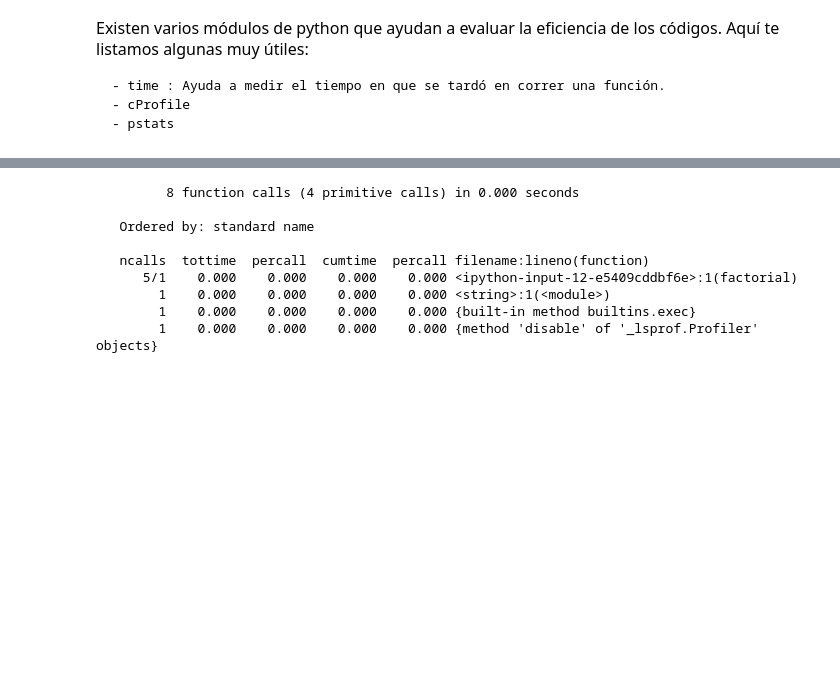
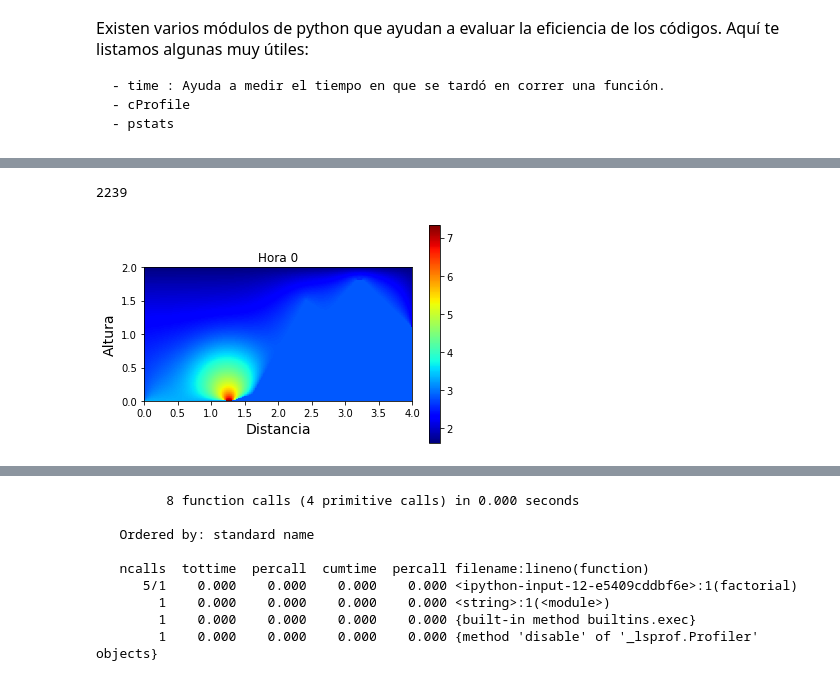
Before and after one commit to Science-and-Commit/Workshop_2022, a Jupyter notebook: 4_code_profilling_and_releasing/code_profiling.ipynb, the cells around one changed output, grey strips where cells are left out. Cells and saved outputs as stored; diff of their text form; code cells hidden in the pictures; blank space fills up the shorter version.

```diff
--- a/4_code_profilling_and_releasing/code_profiling.ipynb
+++ b/4_code_profilling_and_releasing/code_profiling.ipynb
@@ -19,3 +75,11 @@ import planta_en_paisaje as pp
+# %%
+Temp = np.zeros([200, 400])
+Borde = np.zeros([200, 400])
+BordesFijos = pp.CreaBordes(Borde)
+pp.plot_paisaje(Temp, BordesFijos, 0, 1.5)
+# %% [output]
+2239
+[figure, added]
 # %%
 Temp = np.zeros([200, 400])
 Borde = np.zeros([200, 400])
```
Also changed, not shown: parts of 10 cells of this notebook.
